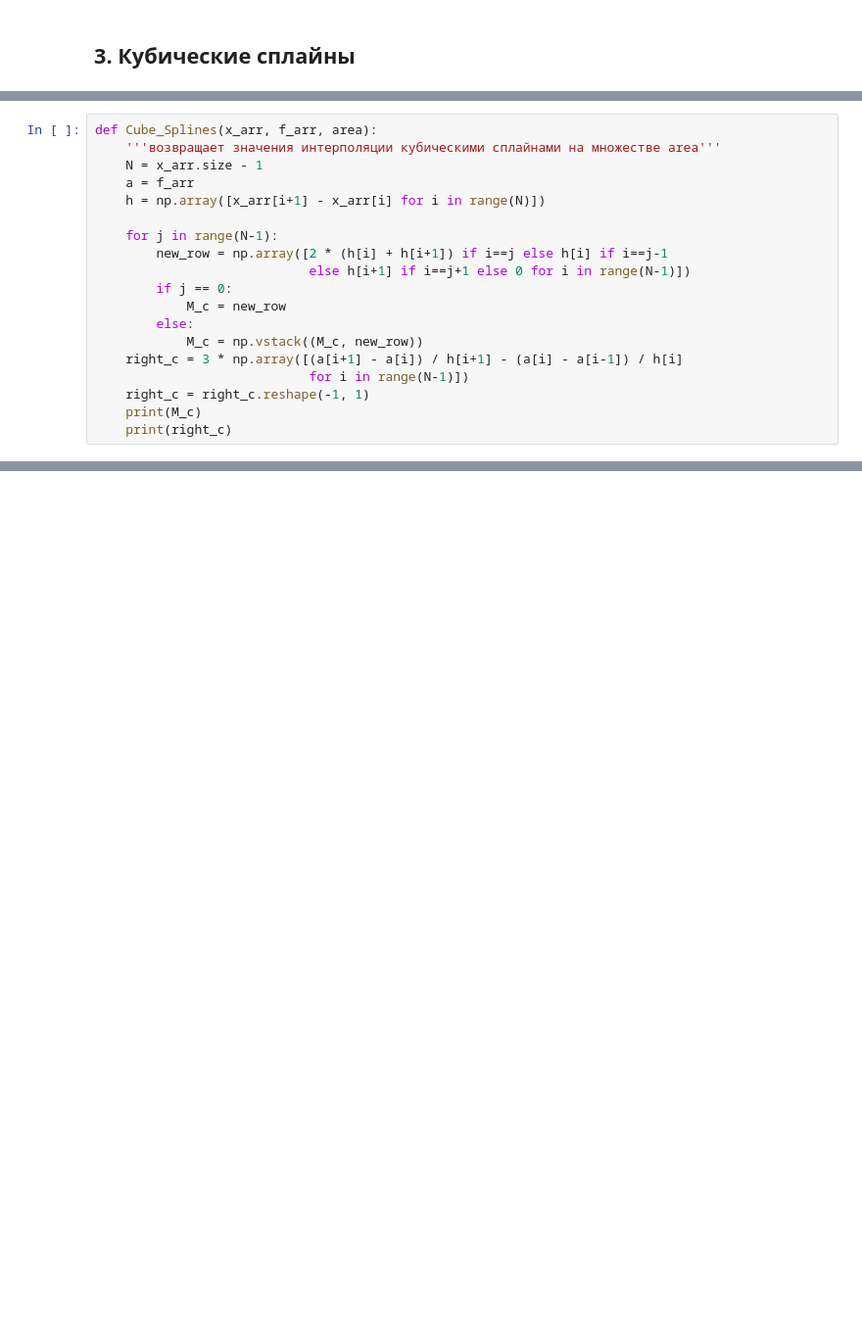
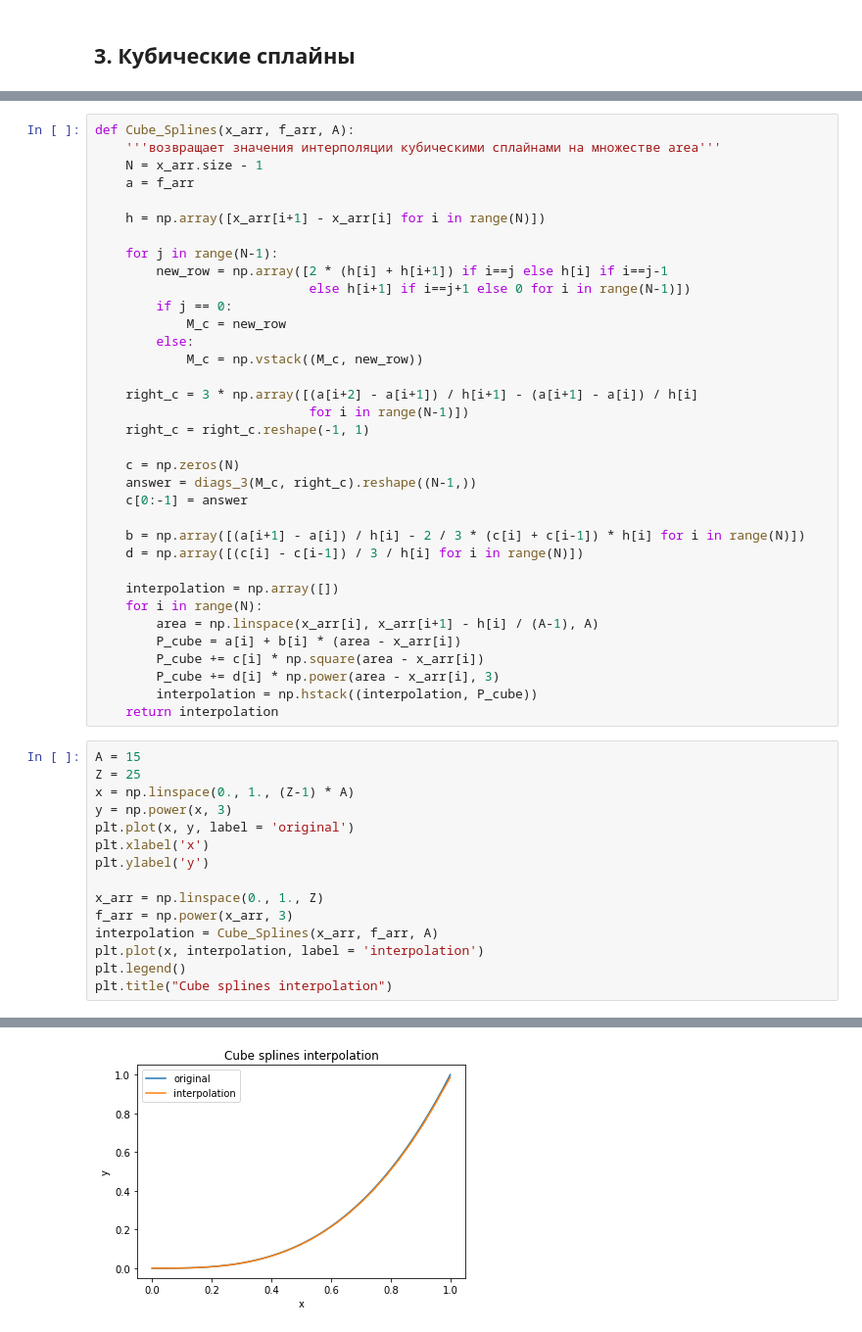
Before and after one commit to ivan-shargin/Math_labs, a Jupyter notebook: Lab_4.ipynb, the cells around one changed output, grey strips where cells are left out. Shown: that part at 98% size. Drawn from its saved outputs; the diff is of its cells as text; blank space fills up the shorter version.

```diff
--- a/Lab_4.ipynb
+++ b/Lab_4.ipynb
@@ -157,8 +195,9 @@ Text(0.5, 1.0, 'With new point x = 0.01')
 # %%
-def Cube_Splines(x_arr, f_arr, area):
+def Cube_Splines(x_arr, f_arr, A):
     '''возвращает значения интерполяции кубическими сплайнами на множестве area'''
     N = x_arr.size - 1
     a = f_arr
+
     h = np.array([x_arr[i+1] - x_arr[i] for i in range(N)])
 
     for j in range(N-1):
@@ -168,8 +207,39 @@ def Cube_Splines(x_arr, f_arr, area):
             M_c = new_row
         else:
             M_c = np.vstack((M_c, new_row))
-    right_c = 3 * np.array([(a[i+1] - a[i]) / h[i+1] - (a[i] - a[i-1]) / h[i]
+
+    right_c = 3 * np.array([(a[i+2] - a[i+1]) / h[i+1] - (a[i+1] - a[i]) / h[i]
                             for i in range(N-1)])
     right_c = right_c.reshape(-1, 1)
-    print(M_c)
-    print(right_c)
+
+    c = np.zeros(N)
+    answer = diags_3(M_c, right_c).reshape((N-1,))
+    c[0:-1] = answer
+
+    b = np.array([(a[i+1] - a[i]) / h[i] - 2 / 3 * (c[i] + c[i-1]) * h[i] for i in range(N)])
+    d = np.array([(c[i] - c[i-1]) / 3 / h[i] for i in range(N)])
+
+    interpolation = np.array([])
+    for i in range(N):
+        area = np.linspace(x_arr[i], x_arr[i+1] - h[i] / (A-1), A)
+        P_cube = a[i] + b[i] * (area - x_arr[i])
+        P_cube += c[i] * np.square(area - x_arr[i])
+        P_cube += d[i] * np.power(area - x_arr[i], 3)
+        interpolation = np.hstack((interpolation, P_cube))
+    return interpolation
+# %%
+A = 15
+Z = 25
+x = np.linspace(0., 1., (Z-1) * A)
+y = np.power(x, 3)
+plt.plot(x, y, label = 'original')
+plt.xlabel('x')
+plt.ylabel('y')
+
+x_arr = np.linspace(0., 1., Z)
+f_arr = np.power(x_arr, 3)
+interpolation = Cube_Splines(x_arr, f_arr, A)
+plt.plot(x, interpolation, label = 'interpolation')
+plt.legend()
+plt.title("Cube splines interpolation")
+# %% [output]
@@ -176 +247,2 @@ def Cube_Splines(x_arr, f_arr, area):
+[figure, added]
 # %%
```
Also changed, not shown: parts of 3 cells of this notebook, 1 other file.
